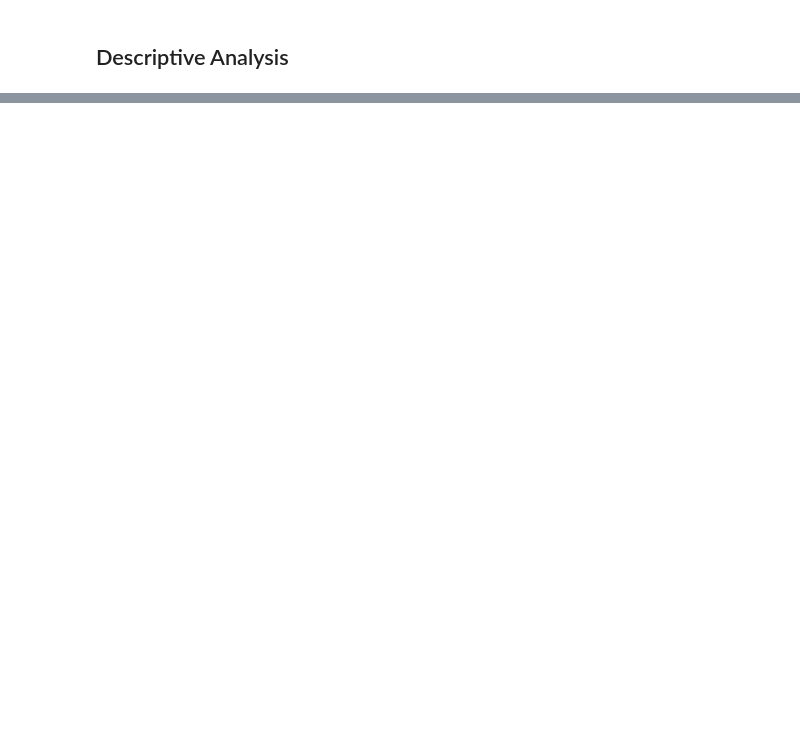
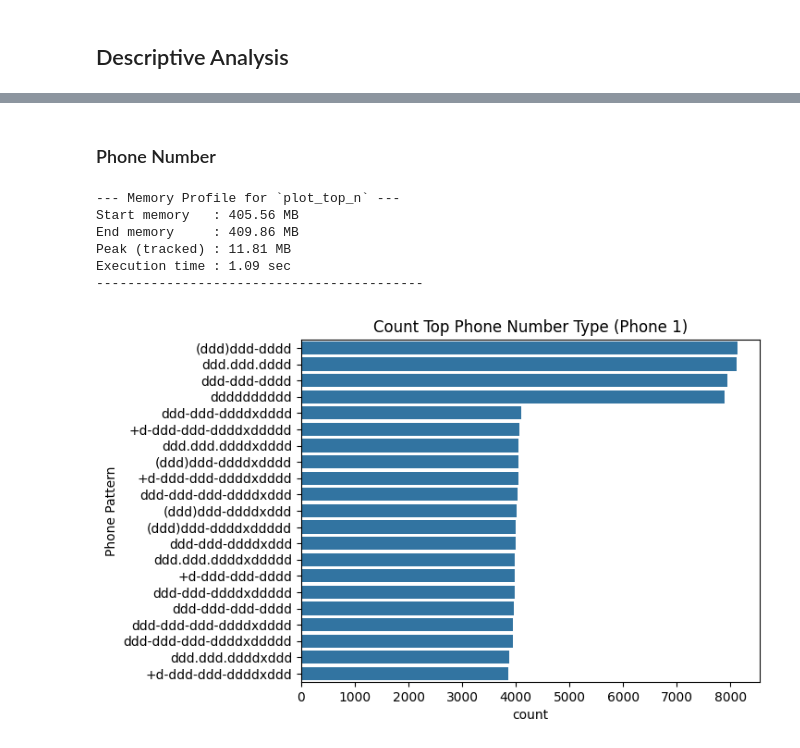
Before and after one commit to daryfauzan/Shopee-AI-Engineer-Technical-Test, a Jupyter notebook: src/Q1 CSV Parsing/notebook.ipynb, the cells around one changed output, grey strips where cells are left out. Cells and saved outputs as stored; diff of their text form; code cells hidden in the pictures; blank space fills up the shorter version.

```diff
--- a/src/Q1 CSV Parsing/notebook.ipynb
+++ b/src/Q1 CSV Parsing/notebook.ipynb
@@ -134,0 +292,17 @@ memory usage: 9.2+ MB
+# %% [markdown]
+### Phone Number
+# %%
+def plot_phone_number_pattern(df: pd.DataFrame, col: str):
+    df['Phone Pattern'] = df[col].str.replace(r"\d", "d", regex=True)
+    n = df['Phone Pattern'].nunique()
+    plot_top_n(df, 'Phone Pattern', title=f"Count Top Phone Number Type ({col})", top=n)
+# %%
+plot_phone_number_pattern(df, "Phone 1")
+# %% [output]
+--- Memory Profile for `plot_top_n` ---
+Start memory   : 405.56 MB
+End memory     : 409.86 MB
+Peak (tracked) : 11.81 MB
+Execution time : 1.09 sec
+------------------------------------------
+[figure, added]
```
Also changed, not shown: parts of 23 cells of this notebook.
